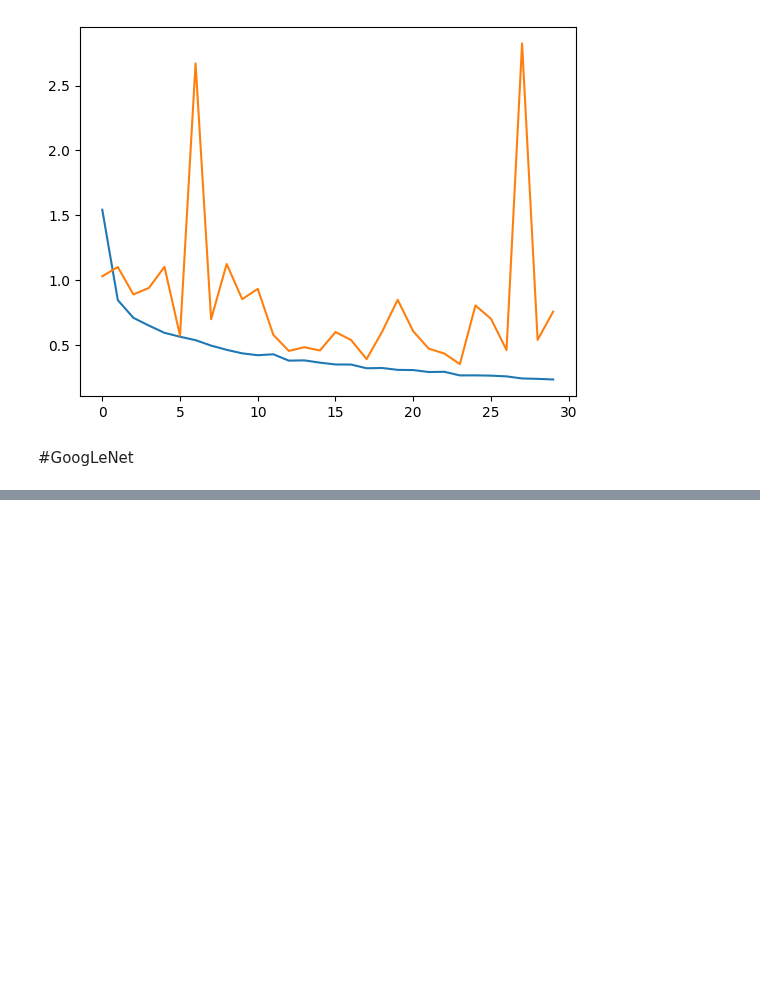
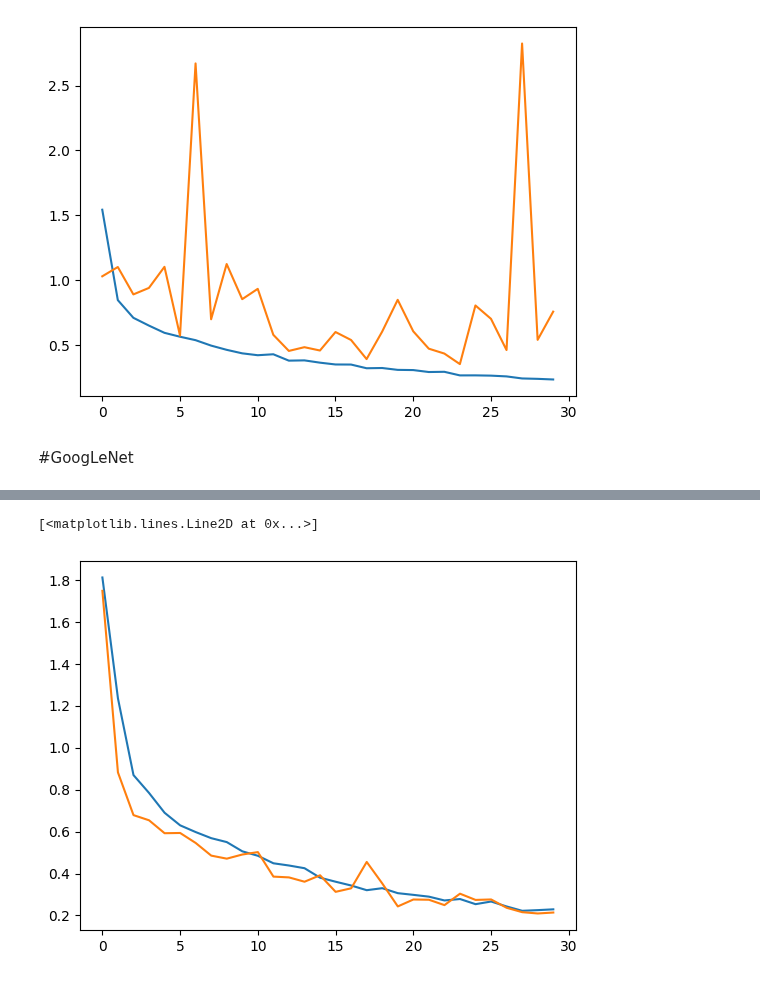
Before and after one commit to piq-13/ml_projects, a Jupyter notebook: EuroSTAT/EuroSTAT_models.ipynb, the cells around one changed output, grey strips where cells are left out. Saved outputs shown, nothing was run; the diff lists cells and outputs as text; code cells hidden in the pictures; blank space fills up the shorter version.

Commit message:
Implemented GoogLeNet 92% accuracy

```diff
--- a/EuroSTAT/EuroSTAT_models.ipynb
+++ b/EuroSTAT/EuroSTAT_models.ipynb
@@ -345,0 +426,22 @@ class GoogLeNet(nn.Module):
+# %%
+model = GoogLeNet(in_channels=3 , out_channels=len(class_names)).to(device)
+# %%
+from tqdm import tqdm
+
+epochs = 30
+optimizer = torch.optim.AdamW(params=model.parameters(), lr=0.001)
+loss_fn = nn.CrossEntropyLoss()
+train_loss_list = list()
+test_loss_list = list()
+
+for epoch in tqdm(range(epochs)):
+    res_train = train_step(model=model,
+                           data_loader=train_dataloader,
+                           loss_fn=loss_fn,
+                           optimizer=optimizer)
+    train_loss_list.append(res_train['Loss'])
+    res_test = test_step(model=model,
+                           data_loader=test_dataloader,
+                           loss_fn=loss_fn)
+    test_loss_list.append(res_test['Loss'])
+    print(f"EPOCH: {epoch} \n TRAIN Loss: {res_train['Loss']} \n TEST Loss: {res_test['Loss']}\n TEST Acc: {res_test['Acc']*100:.2f}%")
@@ -345,0 +498,9 @@ class GoogLeNet(nn.Module):
+# %%
+import matplotlib.pyplot as plt
+
+fig, ax = plt.subplots()
+ax.plot(train_loss_list)
+ax.plot(test_loss_list)
+# %% [output]
+[<matplotlib.lines.Line2D at 0x...>]
+[figure, added]
```
Also changed, not shown: parts of 2 cells of this notebook.
